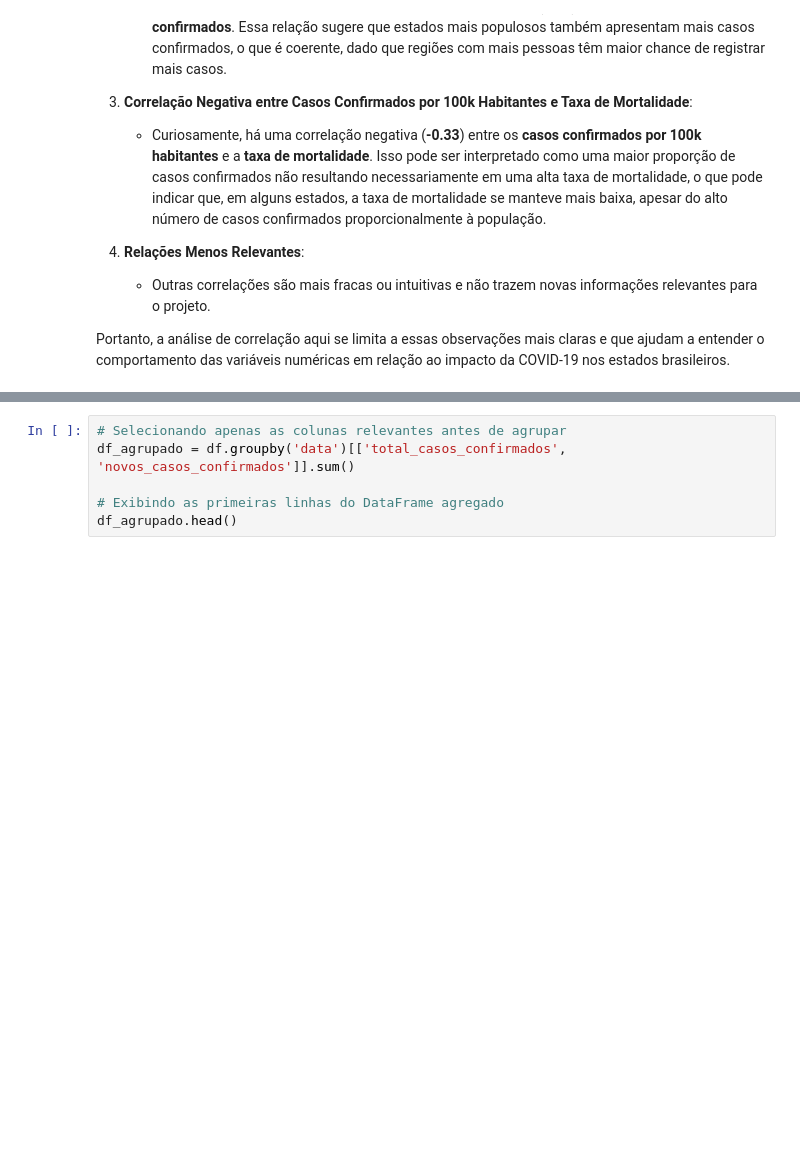
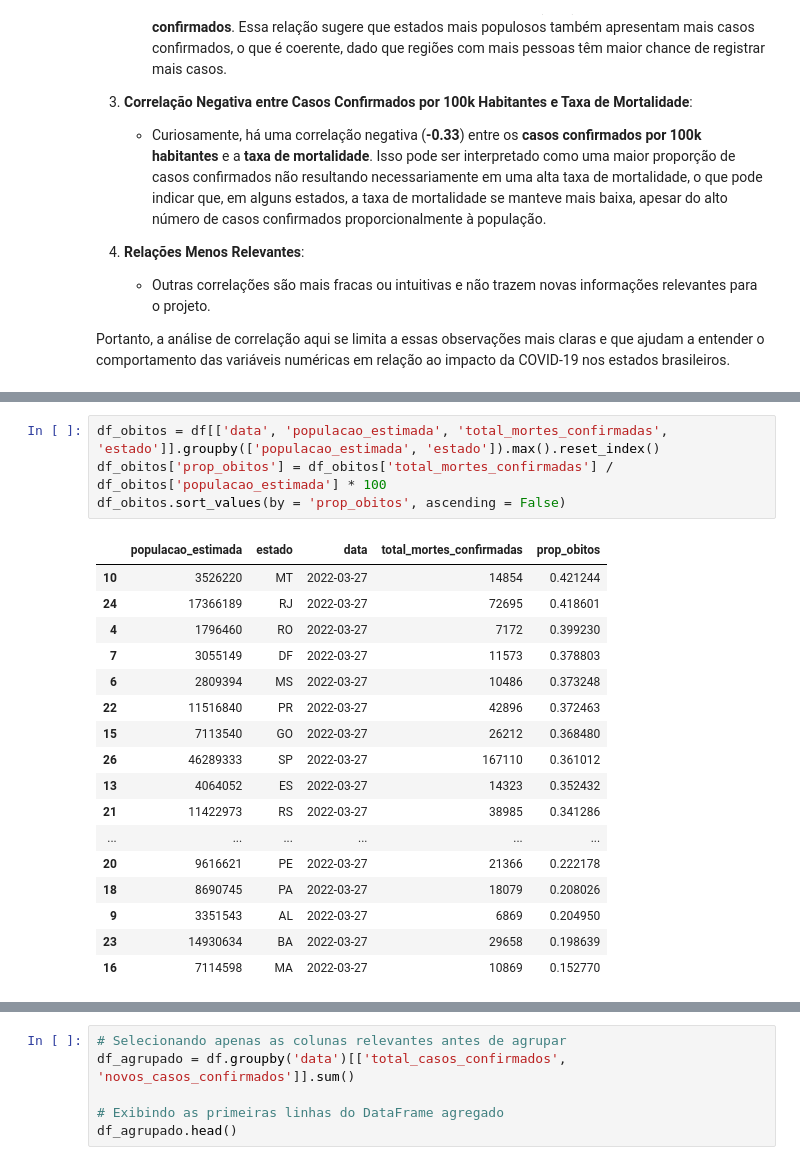
Before and after one commit to tnleite/covid19-brasil-statistics, a Jupyter notebook: 02-Analise/projeto_estatistica.ipynb, the cells around one changed output, grey strips where cells are left out. Saved outputs shown, nothing was run; the diff lists cells and outputs as text; blank space fills up the shorter version.

```diff
--- a/02-Analise/projeto_estatistica.ipynb
+++ b/02-Analise/projeto_estatistica.ipynb
@@ -912,0 +932,22 @@ Portanto, a análise de correlação aqui se limita a essas observações mais c
+# %%
+df_obitos = df[['data', 'populacao_estimada', 'total_mortes_confirmadas', 'estado']].groupby(['populacao_estimada', 'estado']).max().reset_index()
+df_obitos['prop_obitos'] = df_obitos['total_mortes_confirmadas'] / df_obitos['populacao_estimada'] * 100
+df_obitos.sort_values(by = 'prop_obitos', ascending = False)
+# %% [output]
+|  | populacao_estimada | estado | data | total_mortes_confirmadas | prop_obitos |
+| 10 | 3526220 | MT | 2022-03-27 | 14854 | 0.421244 |
+| 24 | 17366189 | RJ | 2022-03-27 | 72695 | 0.418601 |
+| 4 | 1796460 | RO | 2022-03-27 | 7172 | 0.399230 |
+| 7 | 3055149 | DF | 2022-03-27 | 11573 | 0.378803 |
+| 6 | 2809394 | MS | 2022-03-27 | 10486 | 0.373248 |
+| 22 | 11516840 | PR | 2022-03-27 | 42896 | 0.372463 |
+| 15 | 7113540 | GO | 2022-03-27 | 26212 | 0.368480 |
+| 26 | 46289333 | SP | 2022-03-27 | 167110 | 0.361012 |
+| 13 | 4064052 | ES | 2022-03-27 | 14323 | 0.352432 |
+| 21 | 11422973 | RS | 2022-03-27 | 38985 | 0.341286 |
+| ... | ... | ... | ... | ... | ... |
+| 20 | 9616621 | PE | 2022-03-27 | 21366 | 0.222178 |
+| 18 | 8690745 | PA | 2022-03-27 | 18079 | 0.208026 |
+| 9 | 3351543 | AL | 2022-03-27 | 6869 | 0.204950 |
+| 23 | 14930634 | BA | 2022-03-27 | 29658 | 0.198639 |
+| 16 | 7114598 | MA | 2022-03-27 | 10869 | 0.152770 |
```
Also changed, not shown: parts of 25 cells of this notebook.
